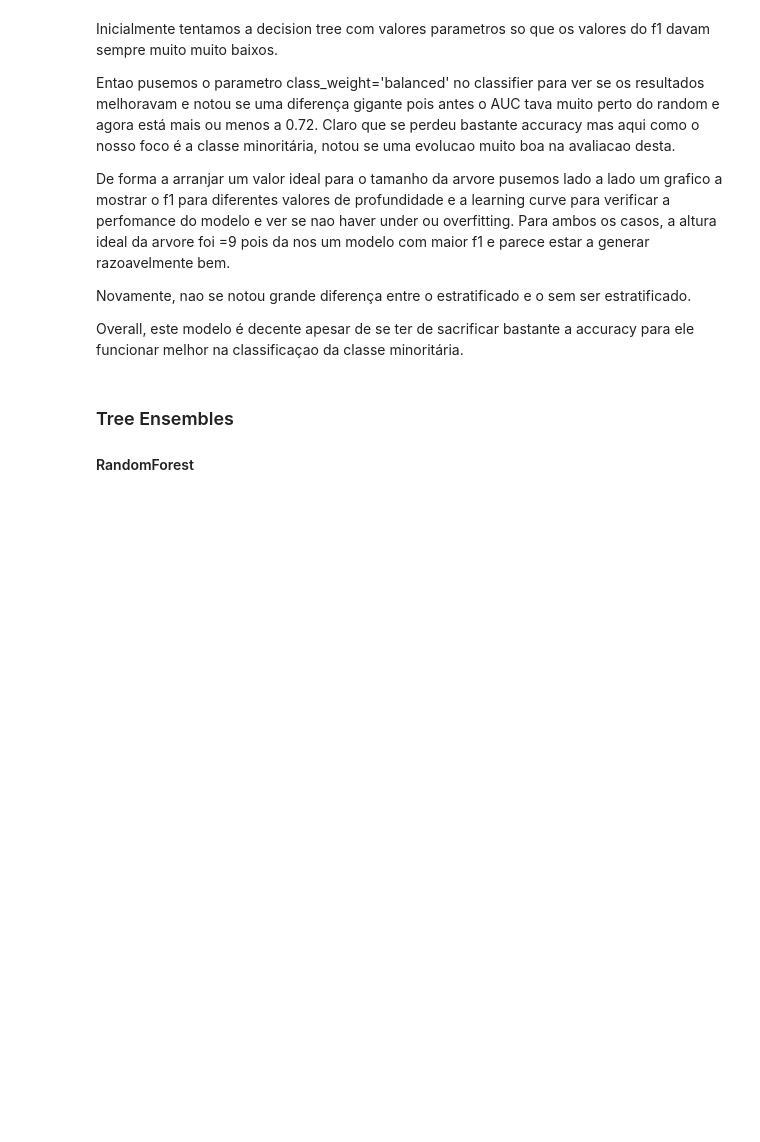
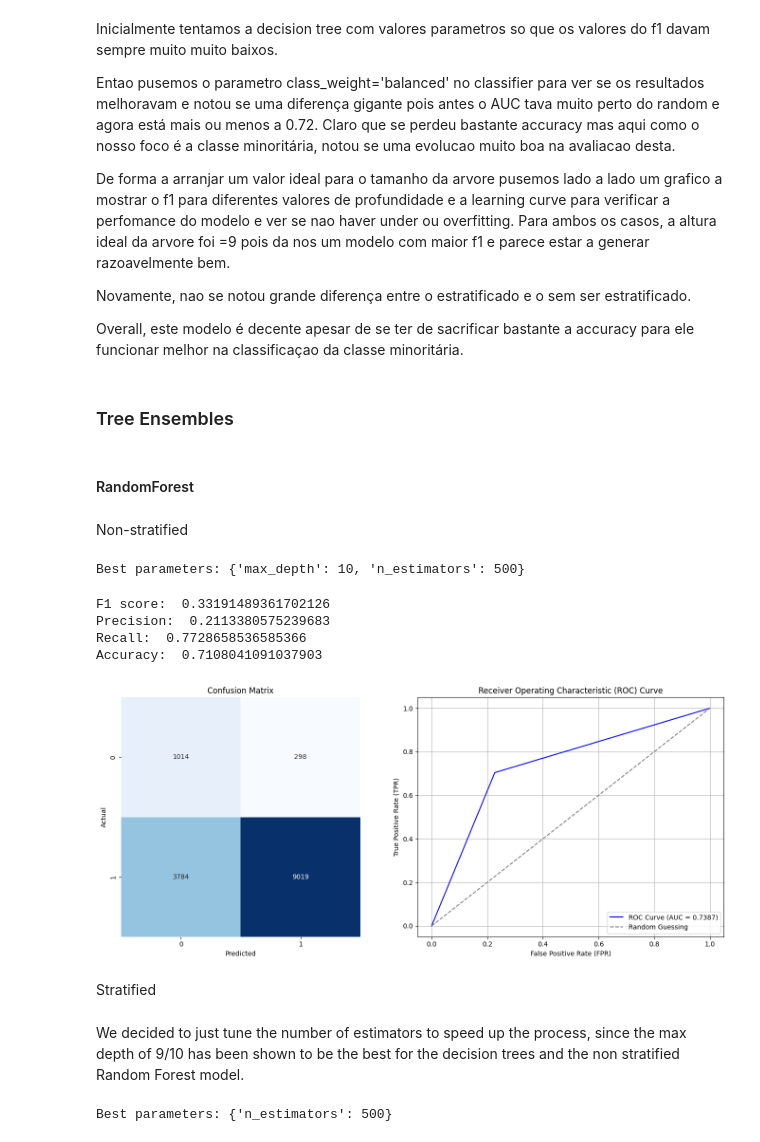
Before and after one commit to Barb02/IDS_project, a Jupyter notebook: customer.ipynb, the cells around one changed output. Drawn from its saved outputs; the diff is of its cells as text; code cells hidden in the pictures; blank space fills up the shorter version.

Commit message:
adds tree ensembles

```diff
--- a/customer.ipynb
+++ b/customer.ipynb
@@ -849,4 +849,62 @@ Novamente, nao se notou grande diferença entre o estratificado e o sem ser estr
 Overall, este modelo é decente apesar de se ter de sacrificar bastante a accuracy para ele funcionar melhor na classificaçao da classe minoritária.
 # %% [markdown]
 ### Tree Ensembles
-#### RandomForest
+# %%
+from sklearn.ensemble import RandomForestClassifier
+from xgboost import XGBClassifier
+
+dfen = dfc
+
+X = dfen.drop('health_ins', axis=1)
+y = dfen['health_ins']
+# %% [markdown]
+#### RandomForest
+# %% [markdown]
+Non-stratified
+# %%
+kf = KFold(n_splits=5, shuffle=True, random_state=42)
+X_train, X_test, y_train, y_test = train_test_split(X, y, test_size=0.2, random_state=42)
+
+param_grid = {
+    'n_estimators': [100, 200, 500],
+    'max_depth': [None, 10, 20, 30]
+}
+
+rf = RandomForestClassifier(class_weight='balanced', random_state=42, n_jobs=-1)
+grid_search = GridSearchCV(estimator=rf, param_grid=param_grid, cv=kf, scoring=f1_label_0)
+grid_search.fit(X_train, y_train)
+
+y_pred = grid_search.best_estimator_.predict(X_test)
+
+print("Best parameters:", grid_search.best_params_)
+# %% [output]
+Best parameters: {'max_depth': 10, 'n_estimators': 500}
+# %%
+evaluation(y_test, y_pred)
+# %% [output]
+F1 score:  0.33191489361702126
+Precision:  0.2113380575239683
+Recall:  0.7728658536585366
+Accuracy:  0.7108041091037903
+[figure, added]
+# %% [markdown]
+Stratified
+# %% [markdown]
+We decided to just tune the number of estimators to speed up the process, since the max depth of 9/10 has been shown to be the best for the decision trees and the non stratified Random Forest model.
+# %%
+skf = StratifiedKFold(n_splits=5, shuffle=True, random_state=42)
+X_train, X_test, y_train, y_test = train_test_split(X, y, test_size=0.2, stratify=y, random_state=42)
+
+param_grid = {
+    'n_estimators': [100, 200, 500]
+}
+
+rf = RandomForestClassifier(class_weight='balanced', random_state=42, max_depth=10, n_jobs=-1)
+grid_search = GridSearchCV(estimator=rf, param_grid=param_grid, cv=skf, scoring=f1_label_0)
+grid_search.fit(X_train, y_train)
+
+y_pred = grid_search.best_estimator_.predict(X_test)
+
+print("Best parameters:", grid_search.best_params_)
+# %% [output]
+Best parameters: {'n_estimators': 500}
```
Also changed, not shown: parts of 14 cells of this notebook.
